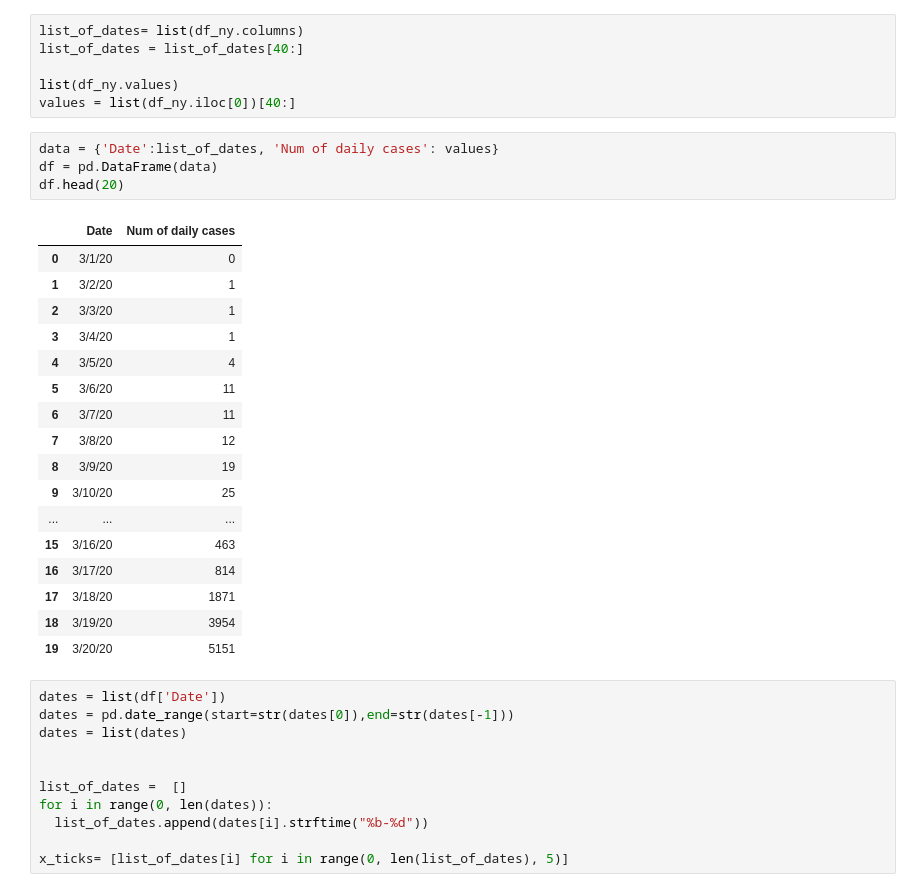
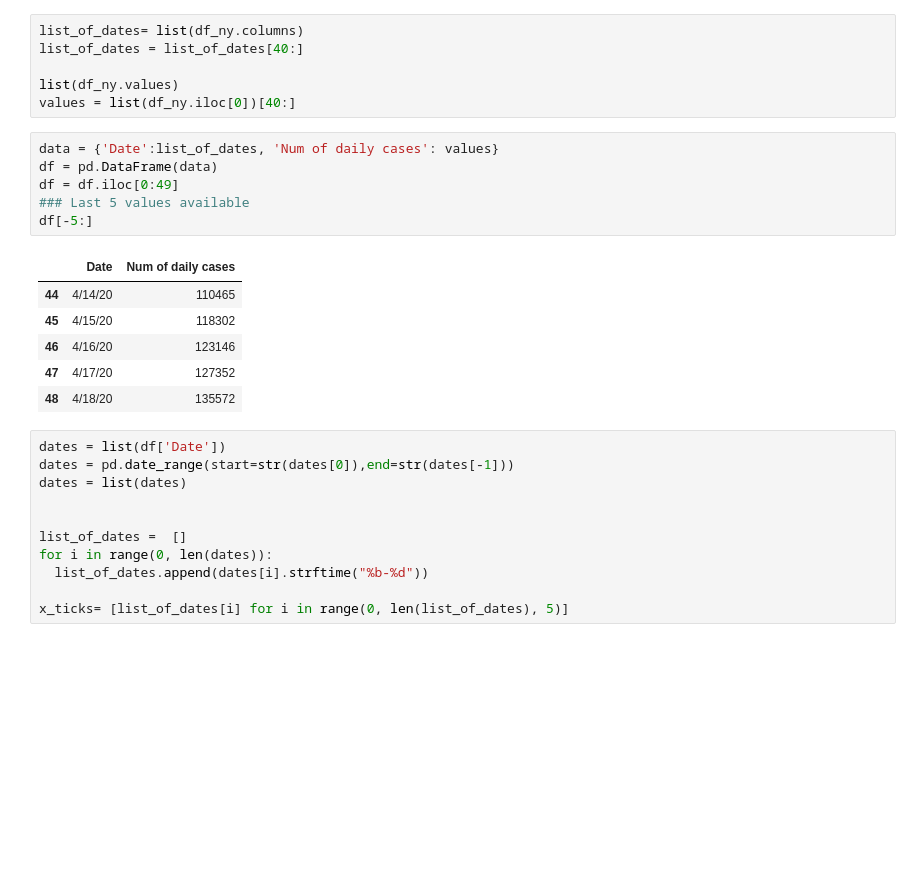
Before and after one commit to armandordorica/Twitter_Sentiment_Analysis, a Jupyter notebook: Covid19_NYC_ARIMA.ipynb, the cells around one changed output. Drawn from its saved outputs; the diff is of its cells as text; blank space fills up the shorter version.

```diff
--- a/Covid19_NYC_ARIMA.ipynb
+++ b/Covid19_NYC_ARIMA.ipynb
@@ -42,25 +42,16 @@ values = list(df_ny.iloc[0])[40:]
 # %%
 data = {'Date':list_of_dates, 'Num of daily cases': values}
 df = pd.DataFrame(data)
-df.head(20)
+df = df.iloc[0:49]
+### Last 5 values available
+df[-5:]
 # %% [output]
 |  | Date | Num of daily cases |
-| 0 | 3/1/20 | 0 |
-| 1 | 3/2/20 | 1 |
-| 2 | 3/3/20 | 1 |
-| 3 | 3/4/20 | 1 |
-| 4 | 3/5/20 | 4 |
-| 5 | 3/6/20 | 11 |
-| 6 | 3/7/20 | 11 |
-| 7 | 3/8/20 | 12 |
-| 8 | 3/9/20 | 19 |
-| 9 | 3/10/20 | 25 |
-| ... | ... | ... |
-| 15 | 3/16/20 | 463 |
-| 16 | 3/17/20 | 814 |
-| 17 | 3/18/20 | 1871 |
-| 18 | 3/19/20 | 3954 |
-| 19 | 3/20/20 | 5151 |
+| 44 | 4/14/20 | 110465 |
+| 45 | 4/15/20 | 118302 |
+| 46 | 4/16/20 | 123146 |
+| 47 | 4/17/20 | 127352 |
+| 48 | 4/18/20 | 135572 |
 # %%
 dates = list(df['Date'])
 dates = pd.date_range(start=str(dates[0]),end=str(dates[-1]))
```
Also changed, not shown: parts of 27 cells of this notebook.
